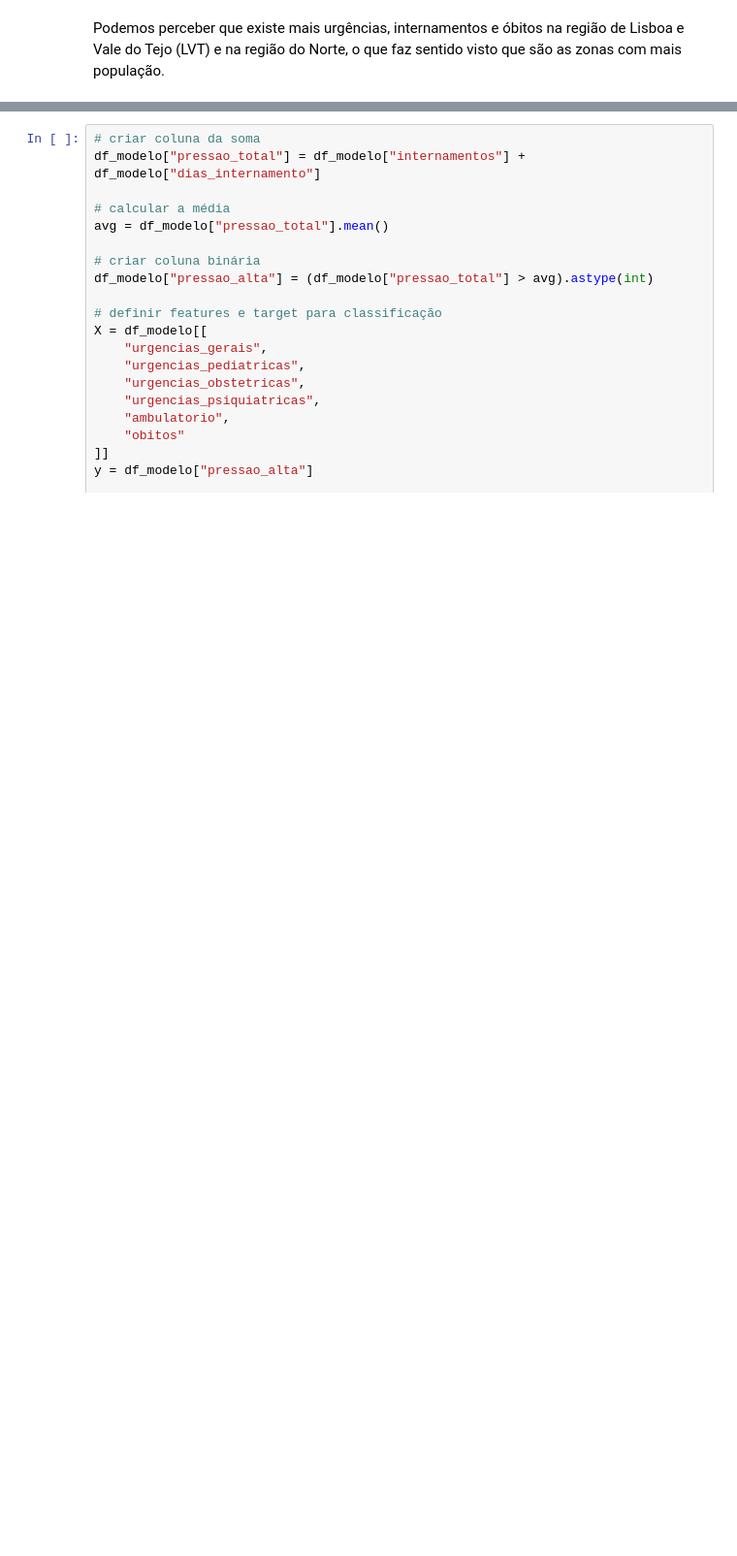
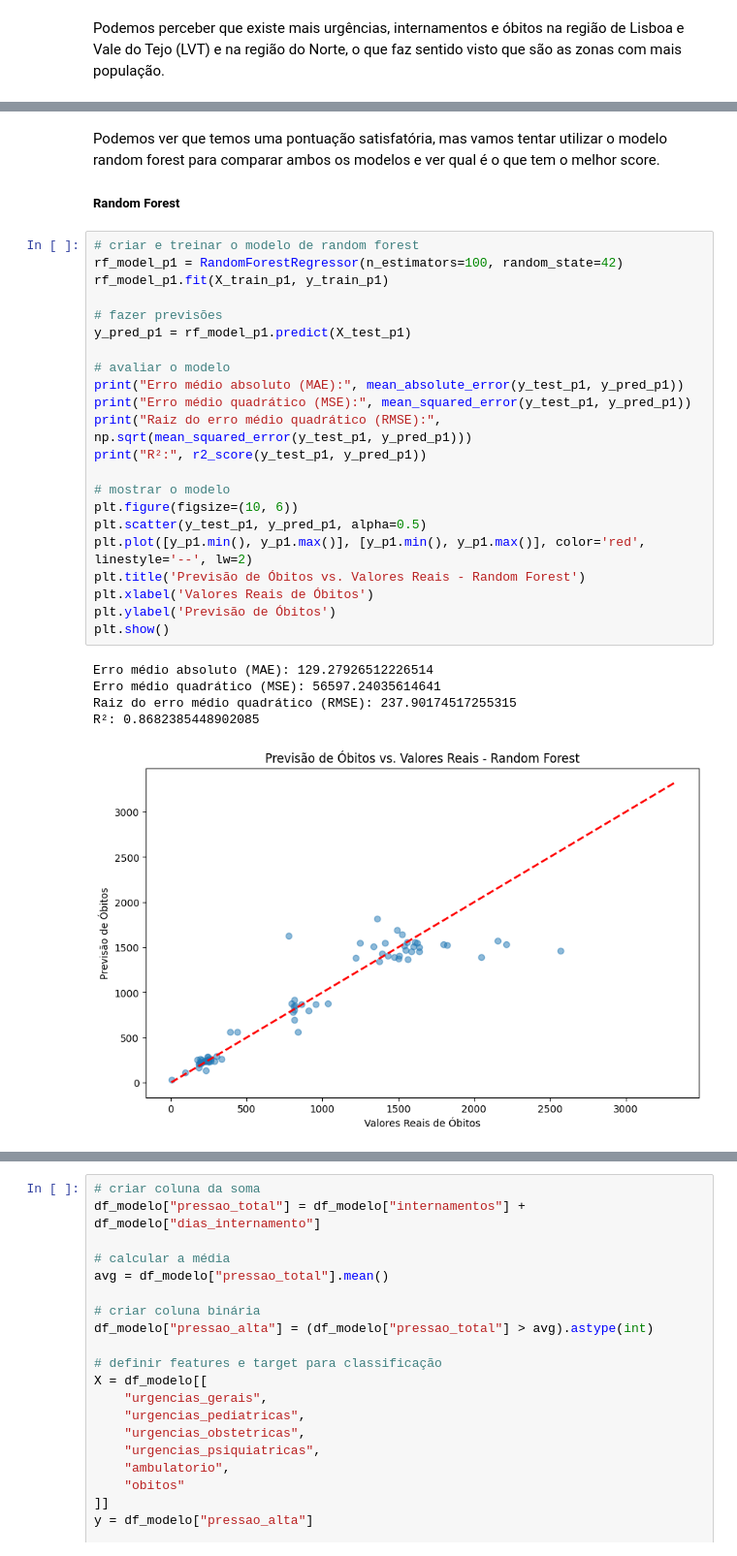
Before and after one commit to He1senb0rg/Projeto-PCD, a Jupyter notebook: projeto.ipynb, the cells around one changed output, grey strips where cells are left out. Shown: that part at 97% size. Saved outputs shown, nothing was run; the diff lists cells and outputs as text; blank space fills up the shorter version.

```diff
--- a/projeto.ipynb
+++ b/projeto.ipynb
@@ -405,0 +401,31 @@ R²: 0.8831730045390914
+# %% [markdown]
+Podemos ver que temos uma pontuação satisfatória, mas vamos tentar utilizar o modelo random forest para comparar ambos os modelos e ver qual é o que tem o melhor score.
+##### Random Forest
+# %%
+# criar e treinar o modelo de random forest
+rf_model_p1 = RandomForestRegressor(n_estimators=100, random_state=42)
+rf_model_p1.fit(X_train_p1, y_train_p1)
+
+# fazer previsões
+y_pred_p1 = rf_model_p1.predict(X_test_p1)
+
+# avaliar o modelo
+print("Erro médio absoluto (MAE):", mean_absolute_error(y_test_p1, y_pred_p1))
+print("Erro médio quadrático (MSE):", mean_squared_error(y_test_p1, y_pred_p1))
+print("Raiz do erro médio quadrático (RMSE):", np.sqrt(mean_squared_error(y_test_p1, y_pred_p1)))
+print("R²:", r2_score(y_test_p1, y_pred_p1))
+
+# mostrar o modelo
+plt.figure(figsize=(10, 6))
+plt.scatter(y_test_p1, y_pred_p1, alpha=0.5)
+plt.plot([y_p1.min(), y_p1.max()], [y_p1.min(), y_p1.max()], color='red', linestyle='--', lw=2)
+plt.title('Previsão de Óbitos vs. Valores Reais - Random Forest')
+plt.xlabel('Valores Reais de Óbitos')
+plt.ylabel('Previsão de Óbitos')
+plt.show()
+# %% [output]
+Erro médio absoluto (MAE): 129.27926512226514
+Erro médio quadrático (MSE): 56597.24035614641
+Raiz do erro médio quadrático (RMSE): 237.90174517255315
+R²: 0.8682385448902085
+[figure, added]
```
Also changed, not shown: parts of 21 cells of this notebook.
